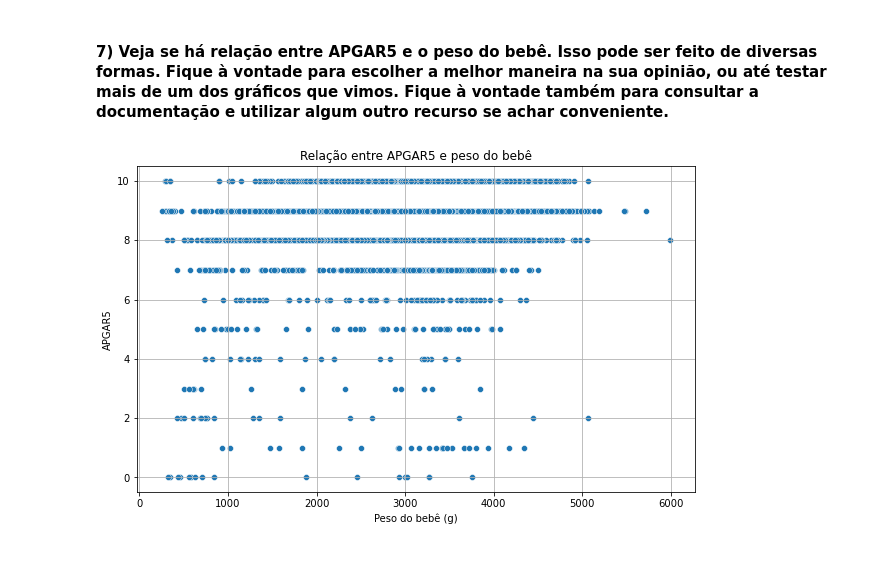
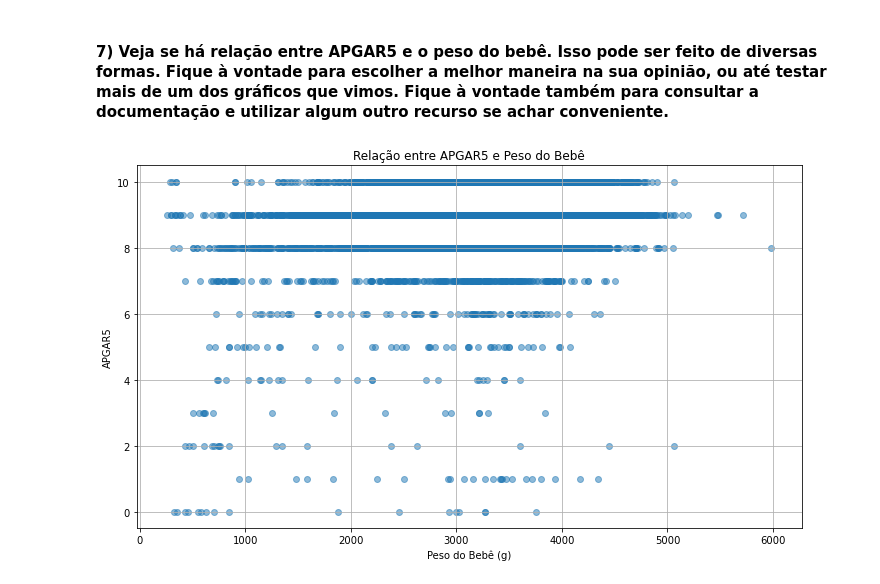
Before and after one commit to PauloV-Fernandes/portfolio-data-science, a Jupyter notebook: mod06 Tarefa 3.ipynb, the cells around one changed output. Cells and saved outputs as stored; diff of their text form; code cells hidden in the pictures.

```diff
--- a/mod06 Tarefa 3.ipynb
+++ b/mod06 Tarefa 3.ipynb
@@ -156,15 +173,30 @@ plt.show()
 # %% [markdown]
 #### 7) Veja se há relação entre APGAR5 e o peso do bebê. Isso pode ser feito de diversas formas. Fique à vontade para escolher a melhor maneira na sua opinião, ou até testar mais de um dos gráficos que vimos. Fique à vontade também para consultar a documentação e utilizar algum outro recurso se achar conveniente.
-# %%
-import seaborn as sns
-
-# Plotar o gráfico de dispersão
-plt.figure(figsize=(10, 6))
-sns.scatterplot(x='PESO', y='APGAR5', data=dados_sinasc)
-plt.title('Relação entre APGAR5 e peso do bebê')
-plt.xlabel('Peso do bebê (g)')
-plt.ylabel('APGAR5')
-plt.grid(True)
-plt.show()
-# %% [output]
-[figure, removed]
+# %%
+import pandas as pd
+import matplotlib.pyplot as plt
+
+# Carregar os dados do arquivo CSV
+caminho_arquivo = r'C:\Users\Acer\Desktop\mod 6 tarefa 3\b1abb33c4f.csv'
+dados = pd.read_csv(caminho_arquivo)
+
+# Filtrar os dados para remover valores nulos de peso do bebê e APGAR5
+dados_filtrados = dados.dropna(subset=['PESO', 'APGAR5'])
+
+# Gráfico de dispersão
+plt.figure(figsize=(10, 6))
+
+# Plotar o gráfico de dispersão
+plt.scatter(dados_filtrados['PESO'], dados_filtrados['APGAR5'], alpha=0.5)
+
+# Adicionar rótulos e título
+plt.xlabel('Peso do Bebê (g)')
+plt.ylabel('APGAR5')
+plt.title('Relação entre APGAR5 e Peso do Bebê')
+
+# Mostrar o gráfico
+plt.grid(True)
+plt.tight_layout()
+plt.show()
+# %% [output]
+[figure, added]
```
Also changed, not shown: parts of 7 cells of this notebook.
